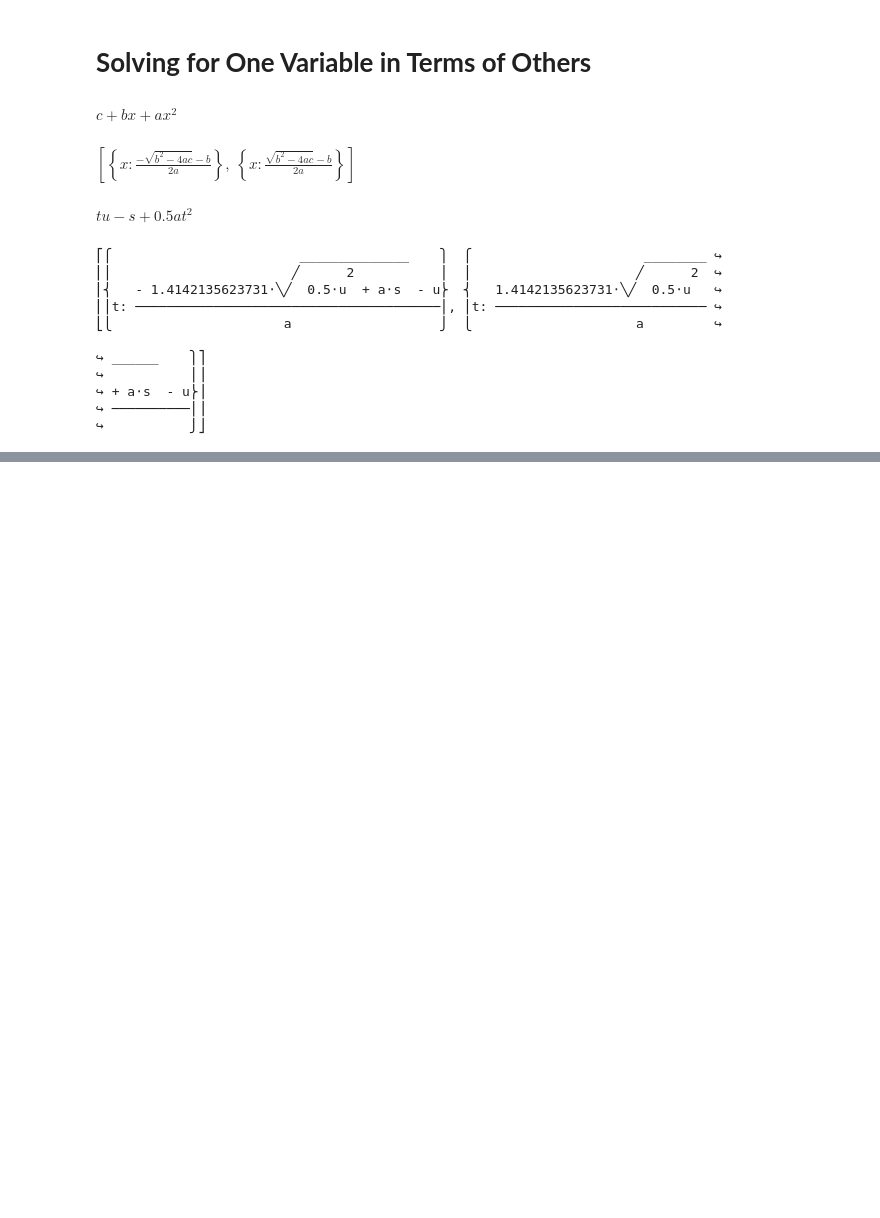
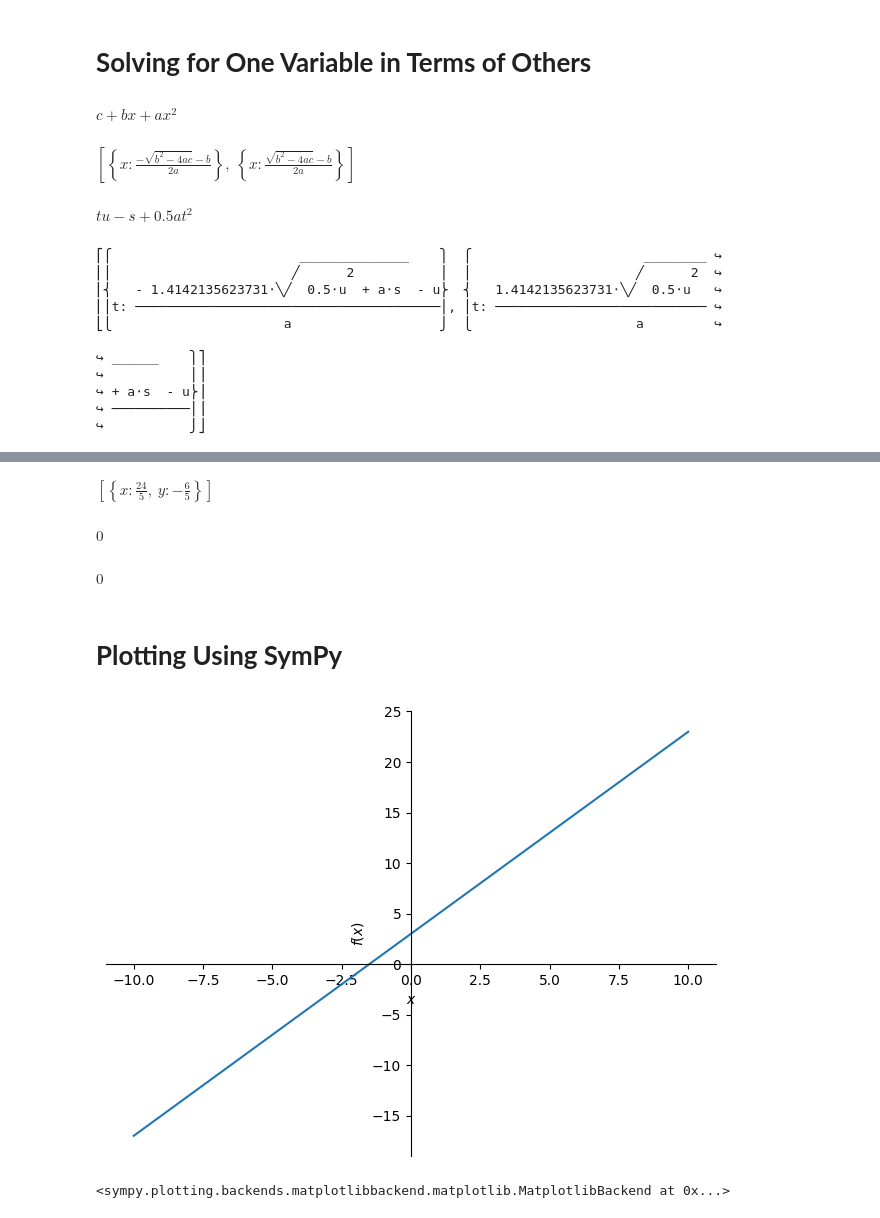
Before and after one commit to Saifullah785/doing-math-with-python-notes, a Jupyter notebook: Chapter_04_Algebra_and_Symbolic_Math_with_Sympy/Chapter_04_Algebra_and_Symbolic_Math_with_Sympy.ipynb, the cells around one changed output, grey strips where cells are left out. Saved outputs shown, nothing was run; the diff lists cells and outputs as text; code cells hidden in the pictures; blank space fills up the shorter version.

Commit message:
Created using Colab while studying and practicing code topics of Solving a System of Linear Equations, and Plotting Using SymPy

```diff
--- a/Chapter_04_Algebra_and_Symbolic_Math_with_Sympy/Chapter_04_Algebra_and_Symbolic_Math_with_Sympy.ipynb
+++ b/Chapter_04_Algebra_and_Symbolic_Math_with_Sympy/Chapter_04_Algebra_and_Symbolic_Math_with_Sympy.ipynb
@@ -541,0 +554,5 @@ pprint(t_expr)
+# %%
+# Solve the system of linear equations defined by expr1 and expr2 for x and y, returning the solution as a dictionary
+solve((expr1, expr2), dict=True)
+# %% [output]
+$\displaystyle \left[ \left\{ x : \frac{24}{5}, \  y : - \frac{6}{5}\right\}\right]$
@@ -541,0 +564,25 @@ pprint(t_expr)
+# %%
+# Substitute the solution for x and y from 'soln' into the first expression (expr1) to verify the solution
+expr1.subs({x:soln[x], y:soln[y]})
+# %% [output]
+$\displaystyle 0$
+# %%
+# Substitute the solution for x and y from 'soln' into the second expression (expr2) to verify the solution
+expr2.subs({x:soln[x], y:soln[y]})
+# %% [output]
+$\displaystyle 0$
+# %% [markdown]
+# **Plotting Using SymPy**
+# %%
+# Import the plot function from sympy.plotting and the Symbol class from sympy
+from sympy.plotting import plot
+from sympy import Symbol
+
+# Define a symbolic variable x
+x = Symbol('x')
+
+# Plot the expression 2*x + 3 with default range
+plot(2*x+3)
+# %% [output]
+[figure, added]
+<sympy.plotting.backends.matplotlibbackend.matplotlib.MatplotlibBackend at 0x...>
```
Also changed, not shown: parts of 14 cells of this notebook.
